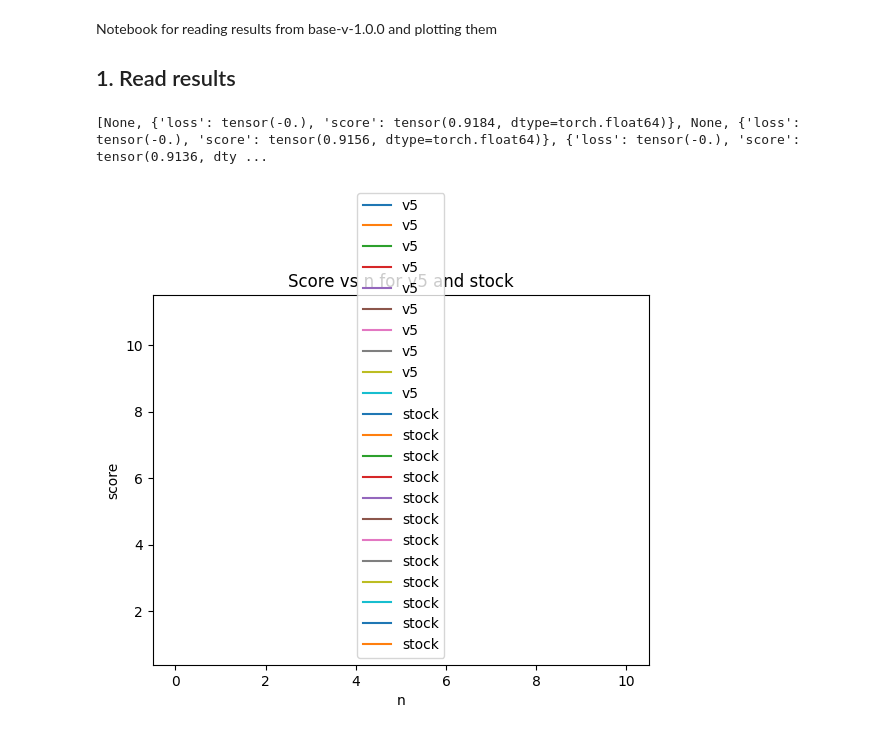
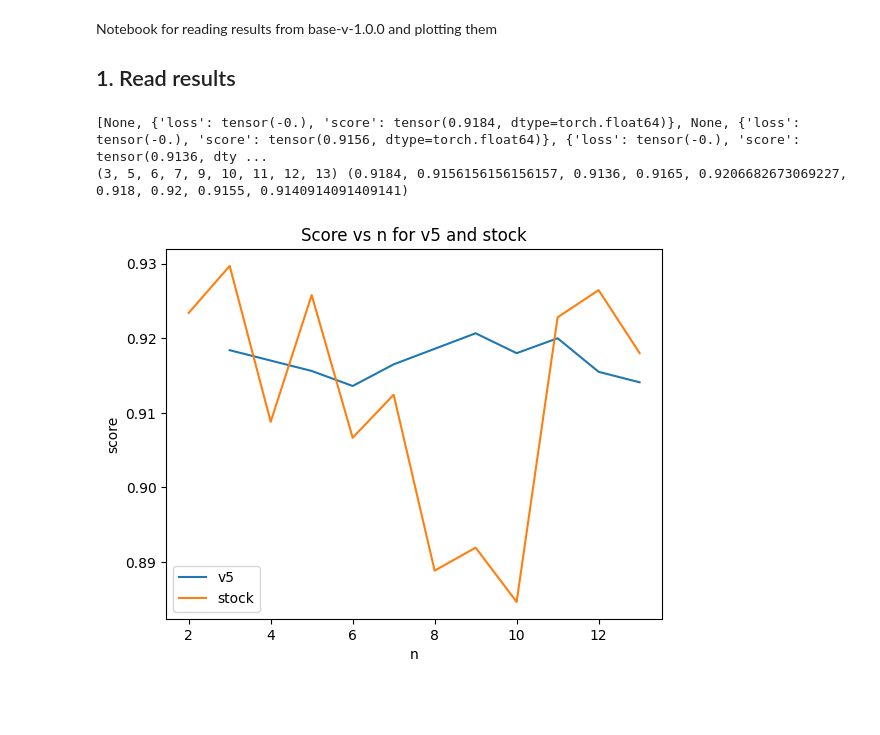
Before and after one commit to st7ma784/6DIMCOCO, a Jupyter notebook: plotresults.ipynb, the cells around one changed output. Cells and saved outputs as stored; diff of their text form; code cells hidden in the pictures; blank space fills up the shorter version.

```diff
--- a/plotresults.ipynb
+++ b/plotresults.ipynb
@@ -5,33 +5,34 @@ Notebook for reading results from base-v-1.0.0 and plotting them
 # %%
 import numpy as np
 import matplotlib.pyplot as plt
 import matplotlib
 import torch
 import pickle
 with open("base-v-.pkl","rb") as f:
     base=pickle.load(f)
 #pickle.load("base-v-5.pkl")
 stockscores=[]
 scores=[]
 for n in base:
 
     scores.append(base[n][5])
     stockscores.append(base[n]["stock"])
 
 
 print(scores)
-scoresv5=[(i,s["score"].item()) for i,s in enumerate(scores) if s is not None]
-scoresstock=[(i,s["score"].item()) for i,s in enumerate(stockscores) if s is not None]
-print(*zip(scoresv5))
+scoresv5=[(i+2,s["score"].item()) for i,s in enumerate(scores) if s is not None]
+scoresstock=[(i+2,s["score"].item()) for i,s in enumerate(stockscores) if s is not None]
+print(*zip(*scoresv5))
 #plot n against score for both
-plt.plot(*zip(scoresv5),label="v5")
-plt.plot(*zip(scoresstock),label="stock")
+plt.plot(*zip(*scoresv5),label="v5")
+plt.plot(*zip(*scoresstock),label="stock")
 
 plt.legend()
 plt.xlabel("n")
 plt.ylabel("score")
 plt.title("Score vs n for v5 and stock")
 plt.savefig("scorevsn.png")
 # %% [output]
 [None, {'loss': tensor(-0.), 'score': tensor(0.9184, dtype=torch.float64)}, None, {'loss': tensor(-0.), 'score': tensor(0.9156, dtype=torch.float64)}, {'loss': tensor(-0.), 'score': tensor(0.9136, dty ...
+(3, 5, 6, 7, 9, 10, 11, 12, 13) (0.9184, 0.9156156156156157, 0.9136, 0.9165, 0.9206682673069227, 0.918, 0.92, 0.9155, 0.9140914091409141)
-[figure, old version]
+[figure, new version]
```
Also changed, not shown: 1 other file.
